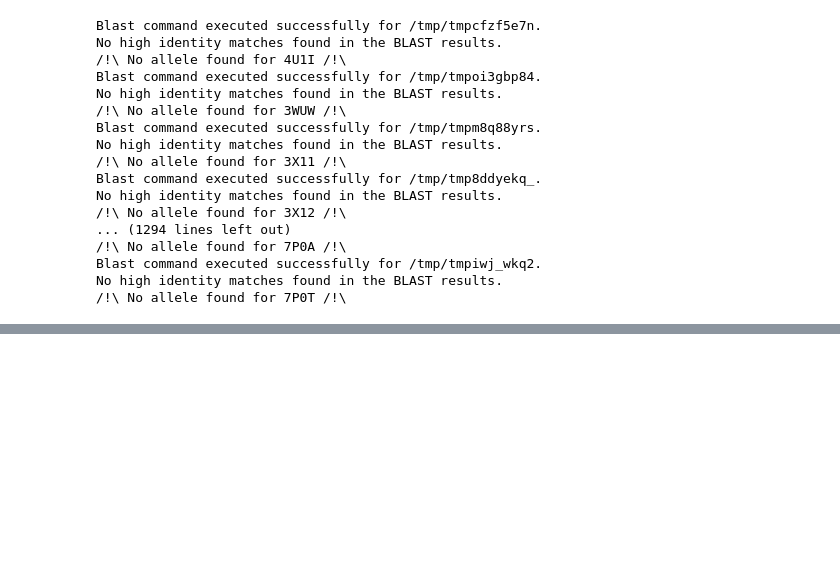
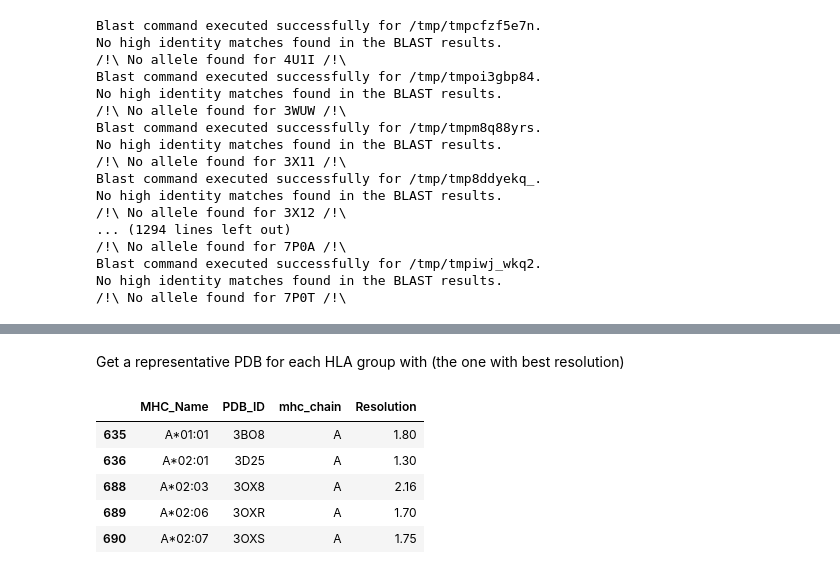
Before and after one commit to annadiarov/seq2HLAallele, a Jupyter notebook: data_prep/get_pdb_data_and_identify_hla1_from_pdb_list.ipynb, the cells around one changed output, grey strips where cells are left out. Drawn from its saved outputs; the diff is of its cells as text; code cells hidden in the pictures; blank space fills up the shorter version.

```diff
--- a/data_prep/get_pdb_data_and_identify_hla1_from_pdb_list.ipynb
+++ b/data_prep/get_pdb_data_and_identify_hla1_from_pdb_list.ipynb
@@ -357,0 +411,15 @@ df.to_csv('../databases/mhc1_pdb/prep_mhc1_pdb_list.csv', index=False)
+# %% [markdown]
+ Get a representative PDB for each HLA group with (the one with best resolution)
+# %%
+idx = df.groupby('MHC_Name')['Resolution'].idxmin()
+
+# Get the corresponding PDB_IDs using the obtained index
+best_resolution_info = df.loc[idx, ['MHC_Name', 'PDB_ID', 'mhc_chain', 'Resolution']]
+best_resolution_info.head()
+# %% [output]
+|  | MHC_Name | PDB_ID | mhc_chain | Resolution |
+| 635 | A*01:01 | 3BO8 | A | 1.80 |
+| 636 | A*02:01 | 3D25 | A | 1.30 |
+| 688 | A*02:03 | 3OX8 | A | 2.16 |
+| 689 | A*02:06 | 3OXR | A | 1.70 |
+| 690 | A*02:07 | 3OXS | A | 1.75 |
```
Also changed, not shown: parts of 7 cells of this notebook.
